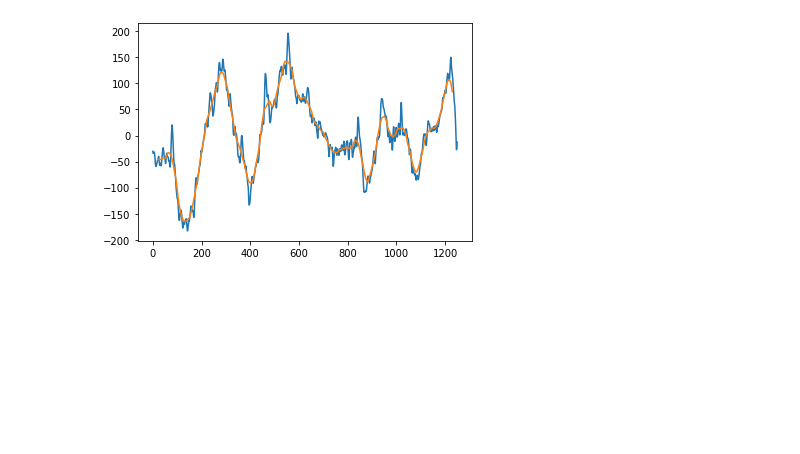
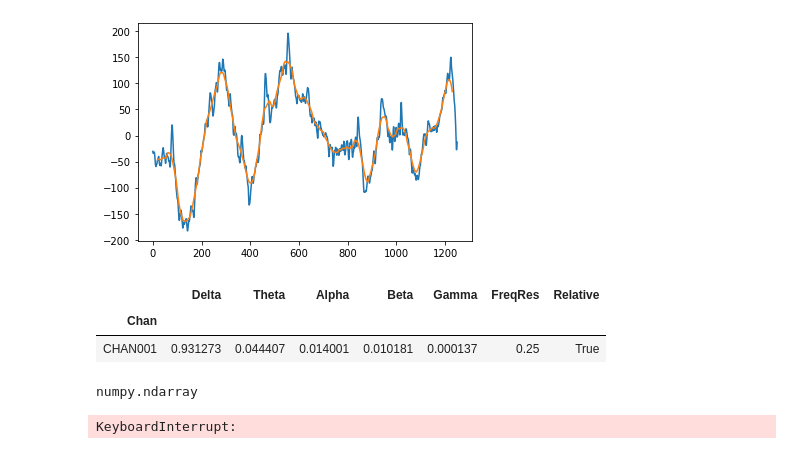
Before and after one commit to pinnertw/NuitIA, a Jupyter notebook: signal.ipynb, the cells around one changed output. Saved outputs shown, nothing was run; the diff lists cells and outputs as text; code cells hidden in the pictures; blank space fills up the shorter version.

Commit message:
23:17 yasa

```diff
--- a/signal.ipynb
+++ b/signal.ipynb
@@ -39,3 +36,30 @@ plt.plot(x, y)
 # %% [output]
 [<matplotlib.lines.Line2D at 0x...>]
 [figure]
+# %%
+def deltabeta(data):
+    N = len(data)
+    sf = 125
+    res = np.zeros((N, 2))
+    for i in range(N):
+        band = yasa.bandpower(data[i, 11:], sf)
+        d = band["Delta"]["CHAN001"]
+        b = band["Beta"]["CHAN001"]
+        res[i][0] = d
+        res[i][1] = d / b
+    return res
+sf = 125
+# %%
+yasa.bandpower(data[0, 11:], sf)
+# %% [output]
+|  | Delta | Theta | Alpha | Beta | Gamma | FreqRes | Relative |
+| Chan |  |  |  |  |  |  |  |
+| CHAN001 | 0.931273 | 0.044407 | 0.014001 | 0.010181 | 0.000137 | 0.25 | True |
+# %%
+type(data)
+# %% [output]
+numpy.ndarray
+# %%
+deltabeta(data)
+# %% [output]
+KeyboardInterrupt:
```
Also changed, not shown: parts of 2 cells of this notebook, 1 other file.
